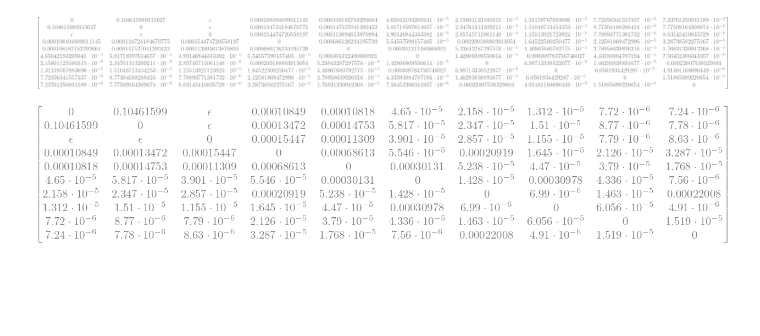
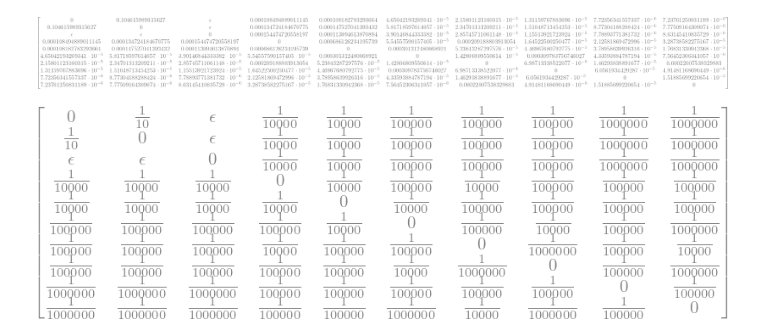
Before and after one commit to kiwipretzel/nserc-2026, a Jupyter notebook: [3.6] [10-site from NV paper]/[3.6.0] [Hamiltonian and eval splitting of Configuration A] [june 27].ipynb, the cells around one changed output. Drawn from its saved outputs; the diff is of its cells as text; code cells hidden in the pictures; blank space fills up the shorter version.

```diff
--- a/[3.6] [10-site from NV paper]/[3.6.0] [Hamiltonian and eval splitting of Configuration A] [june 27].ipynb
+++ b/[3.6] [10-site from NV paper]/[3.6.0] [Hamiltonian and eval splitting of Configuration A] [june 27].ipynb
@@ -110,9 +101,10 @@ H_sympy
 # %% [output]
 [figure]
 # %%
-H_sympy.applyfunc(lambda i: i.round(8) if not i==epsilon else i)
+H_approx = H_sympy.applyfunc(lambda i: 10**sp.floor(sp.log(i,10)) if (not i==epsilon and i!=0) else i)
+H_approx
 # %% [output]
-[figure, old version]
+[figure, new version]
 # %%
 L, rho = lindbladian(H=H_sympy)
 # %%
```
Also changed, not shown: parts of 13 cells of this notebook, 13 other files.
